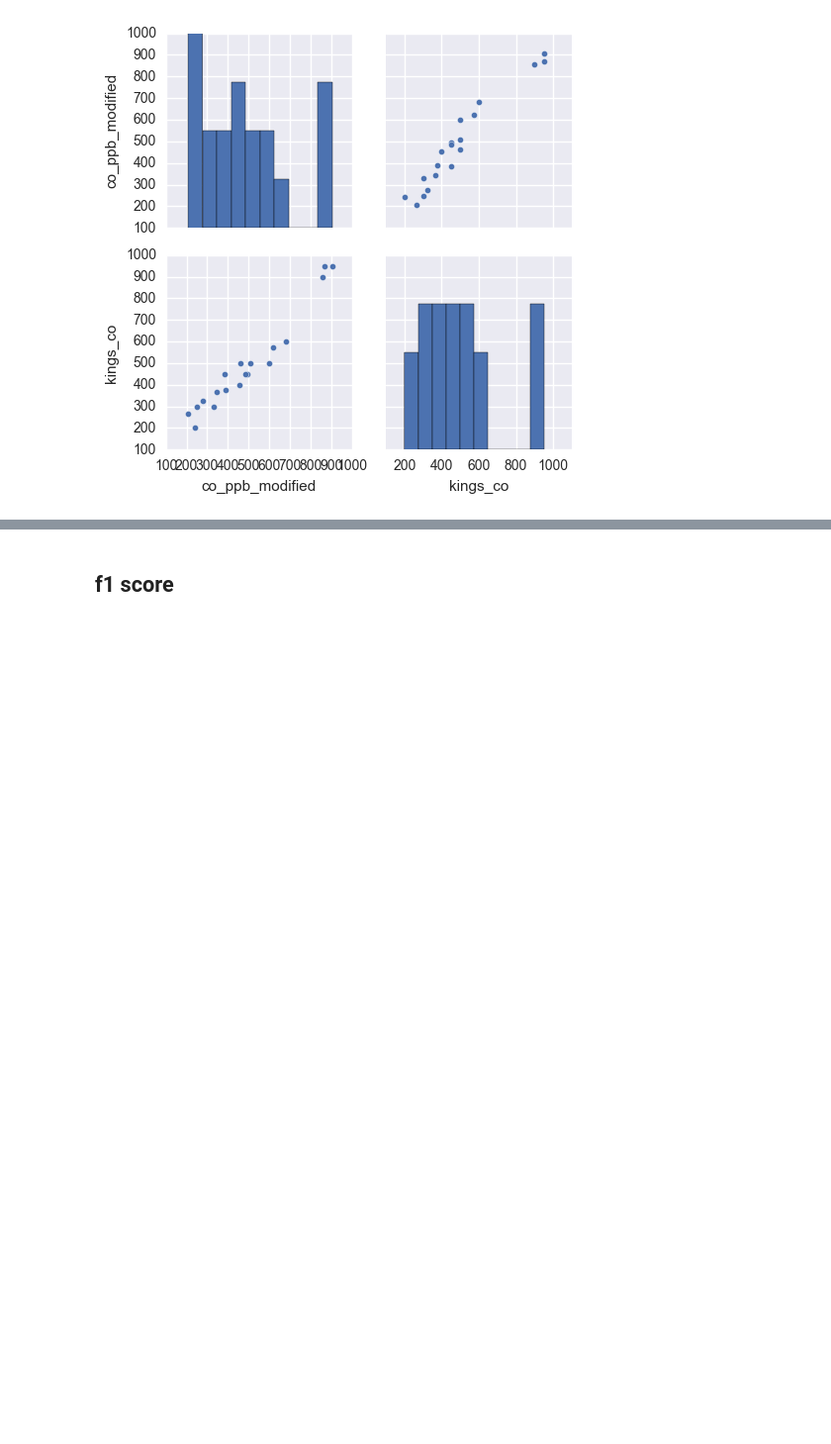
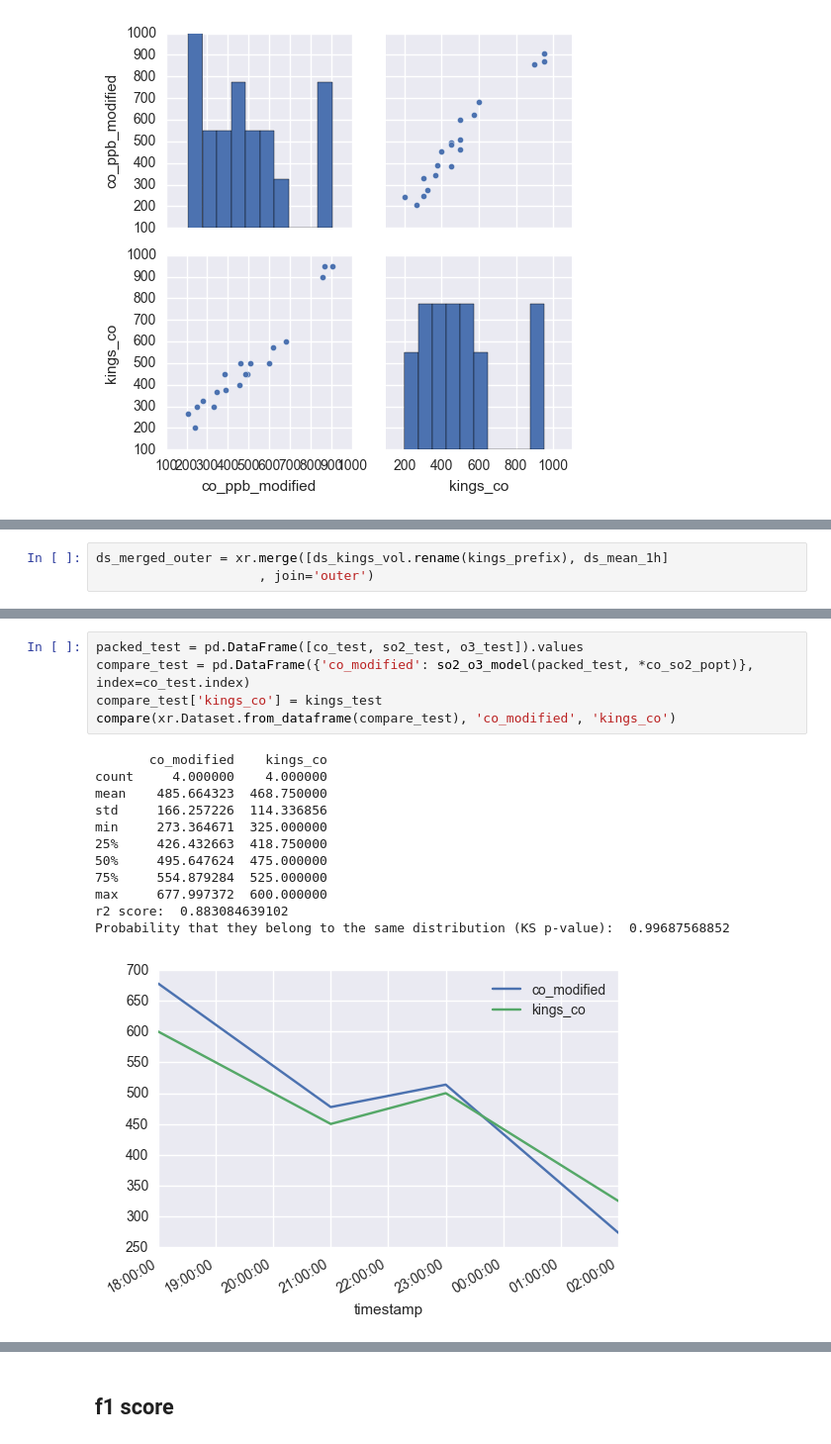
Before and after one commit to lingxz/climathon2016, a Jupyter notebook: sensors-colocation.ipynb, the cells around one changed output, grey strips where cells are left out. Shown at 99% size. Saved outputs shown, nothing was run; the diff lists cells and outputs as text; blank space fills up the shorter version.

```diff
--- a/sensors-colocation.ipynb
+++ b/sensors-colocation.ipynb
@@ -328,0 +331,3 @@ Probability that they belong to the same distribution (KS p-value):  0.956292329
+# %%
+ds_merged_outer = xr.merge([ds_kings_vol.rename(kings_prefix), ds_mean_1h]
+                     , join='outer')
@@ -328,0 +354,18 @@ Probability that they belong to the same distribution (KS p-value):  0.956292329
+# %%
+packed_test = pd.DataFrame([co_test, so2_test, o3_test]).values
+compare_test = pd.DataFrame({'co_modified': so2_o3_model(packed_test, *co_so2_popt)}, index=co_test.index)
+compare_test['kings_co'] = kings_test
+compare(xr.Dataset.from_dataframe(compare_test), 'co_modified', 'kings_co')
+# %% [output]
+       co_modified    kings_co
+count     4.000000    4.000000
+mean    485.664323  468.750000
+std     166.257226  114.336856
+min     273.364671  325.000000
+25%     426.432663  418.750000
+50%     495.647624  475.000000
+75%     554.879284  525.000000
+max     677.997372  600.000000
+r2 score:  0.883084639102
+Probability that they belong to the same distribution (KS p-value):  0.99687568852
+[figure, added]
```
Also changed, not shown: parts of 21 cells of this notebook.
